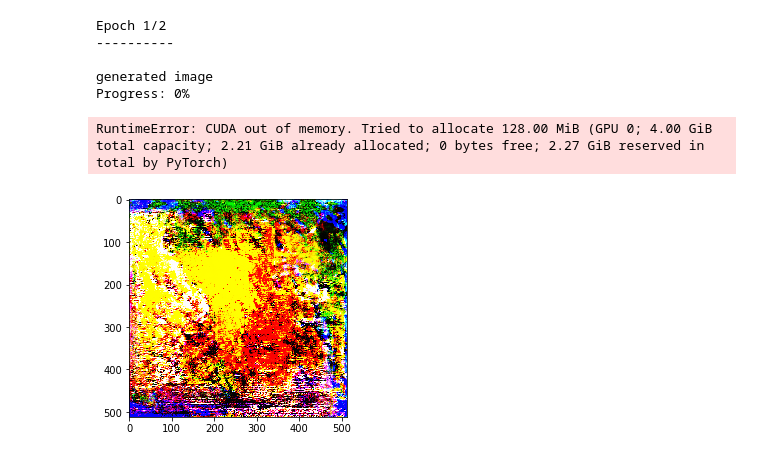
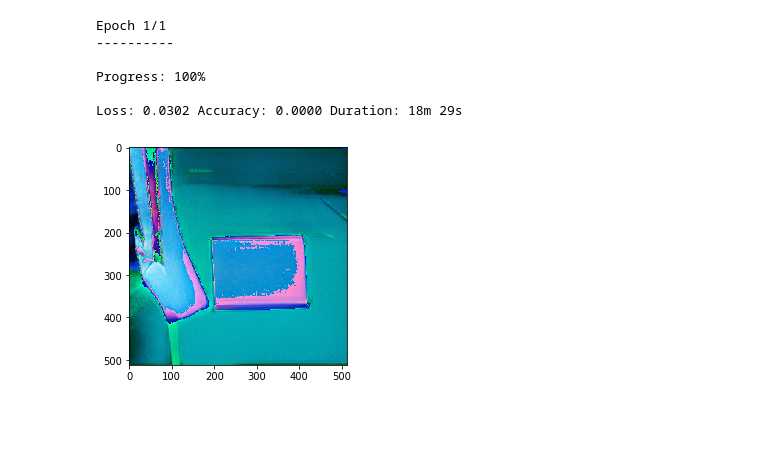
Before and after one commit to kimmokal/CC-Art-Critics, a Jupyter notebook: input_transformer_training.ipynb, the cells around one changed output. Cells and saved outputs as stored; diff of their text form; code cells hidden in the pictures; blank space fills up the shorter version.

```diff
--- a/input_transformer_training.ipynb
+++ b/input_transformer_training.ipynb
@@ -32,26 +35,31 @@ torch.cuda.empty_cache()
 # %%
 def loss(prediction, label):
     generatedImage = biggan(prediction[0], prediction[1], 0.99)
-    print("generated image")
     isAbstract = discriminator(generatedImage)
+    del generatedImage
+    gc.collect()
+    torch.cuda.empty_cache()
     return torch.sum(1-isAbstract)
 # %%
-model = train(model, optimizer, loss, dataset, device, epochs=2, batchSize=1, countAccuracy=False)
+model = train(model, optimizer, loss, dataset, device, epochs=1, batchSize=1, countAccuracy=False)
 # %% [output]
-Epoch 1/2
+Epoch 1/1
 ----------
 
-generated image
-Progress: 0%
+Progress: 100%
+
+Loss: 0.0302 Accuracy: 0.0000 Duration: 18m 29s
-RuntimeError: CUDA out of memory. Tried to allocate 128.00 MiB (GPU 0; 4.00 GiB total capacity; 2.21 GiB already allocated; 0 bytes free; 2.27 GiB reserved in total by PyTorch)
 # %%
 torch.save(model, 'trained_models/input_transformer.pkl')
 # %%
 initialInput = dataset[0][0].to(device)
 transformedInput = model(initialInput)
 generatedImage = biggan(transformedInput[0], transformedInput[1], 0.99)
 pilImage = torchvision.transforms.ToPILImage()(torch.squeeze(generatedImage.cpu(), dim=0))
+del generatedImage
+gc.collect()
+torch.cuda.empty_cache()
 plt.imshow(pilImage)
 plt.show()
 # %% [output]
-[figure, old version]
+[figure, new version]
```
Also changed, not shown: parts of 3 cells of this notebook, 1 other file.
